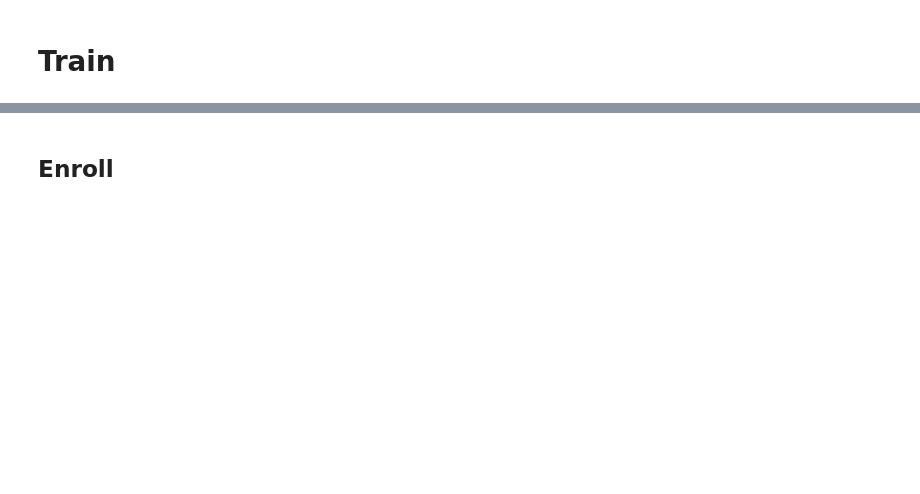
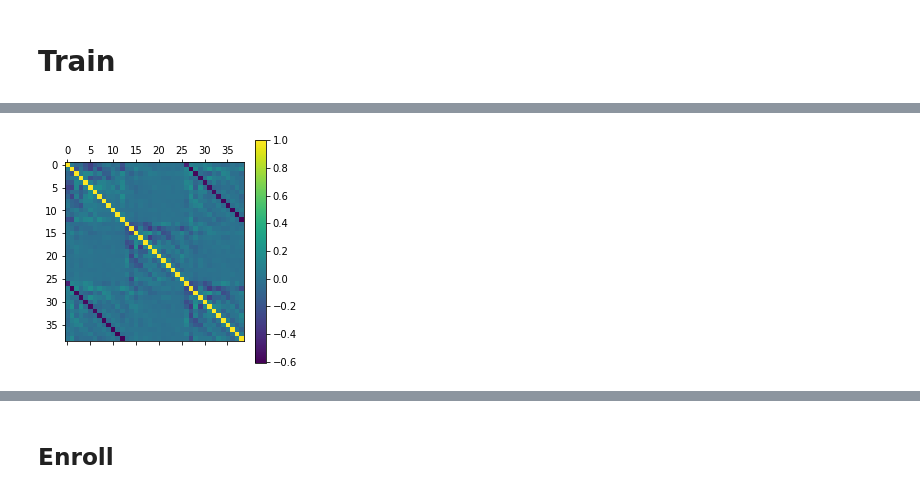
Before and after one commit to michalsosn/paprotka, a Jupyter notebook: notebooks/RedDots - GMM UBM.ipynb, the cells around one changed output, grey strips where cells are left out. Cells and saved outputs as stored; diff of their text form; code cells hidden in the pictures; blank space fills up the shorter version.

```diff
--- a/notebooks/RedDots - GMM UBM.ipynb
+++ b/notebooks/RedDots - GMM UBM.ipynb
@@ -137,0 +188,6 @@ print(len(untrialed_features), untrialed_features_stack.shape)
+# %%
+plt.matshow(corrcoef)
+plt.colorbar()
+plt.show()
+# %% [output]
+[figure, added]
```
Also changed, not shown: parts of 17 cells of this notebook, 4 other files.
